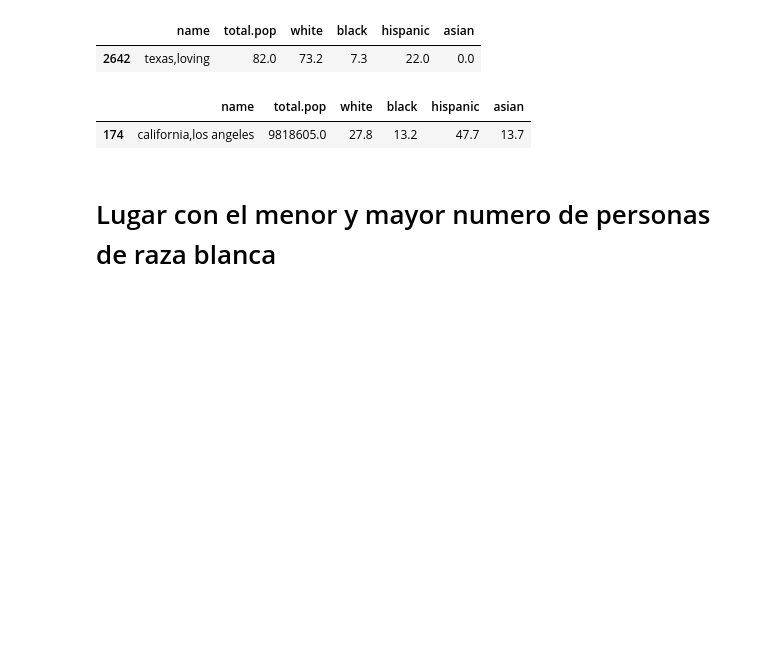
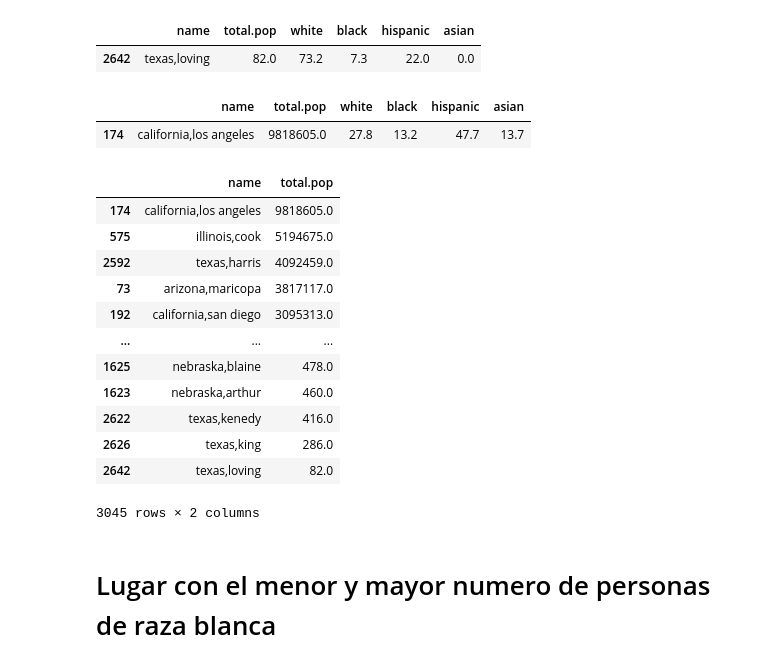
Before and after one commit to giocarro/Ciencia_de_datos, a Jupyter notebook: Pandas_tarea_1.ipynb, the cells around one changed output. Cells and saved outputs as stored; diff of their text form; code cells hidden in the pictures; blank space fills up the shorter version.

```diff
--- a/Pandas_tarea_1.ipynb
+++ b/Pandas_tarea_1.ipynb
@@ -96,3 +133,20 @@ df.loc[df['total.pop'] == max(df['total.pop'])]
 # %% [output]
 |  | name | total.pop | white | black | hispanic | asian |
 | 174 | california,los angeles | 9818605.0 | 27.8 | 13.2 | 47.7 | 13.7 |
+# %%
+df_tp = df1[['name', 'total.pop']].sort_values('total.pop', ascending = False)
+df_tp
+# %% [output]
+|  | name | total.pop |
+| 174 | california,los angeles | 9818605.0 |
+| 575 | illinois,cook | 5194675.0 |
+| 2592 | texas,harris | 4092459.0 |
+| 73 | arizona,maricopa | 3817117.0 |
+| 192 | california,san diego | 3095313.0 |
+| ... | ... | ... |
+| 1625 | nebraska,blaine | 478.0 |
+| 1623 | nebraska,arthur | 460.0 |
+| 2622 | texas,kenedy | 416.0 |
+| 2626 | texas,king | 286.0 |
+| 2642 | texas,loving | 82.0 |
+3045 rows × 2 columns
```
Also changed, not shown: parts of 8 cells of this notebook.
